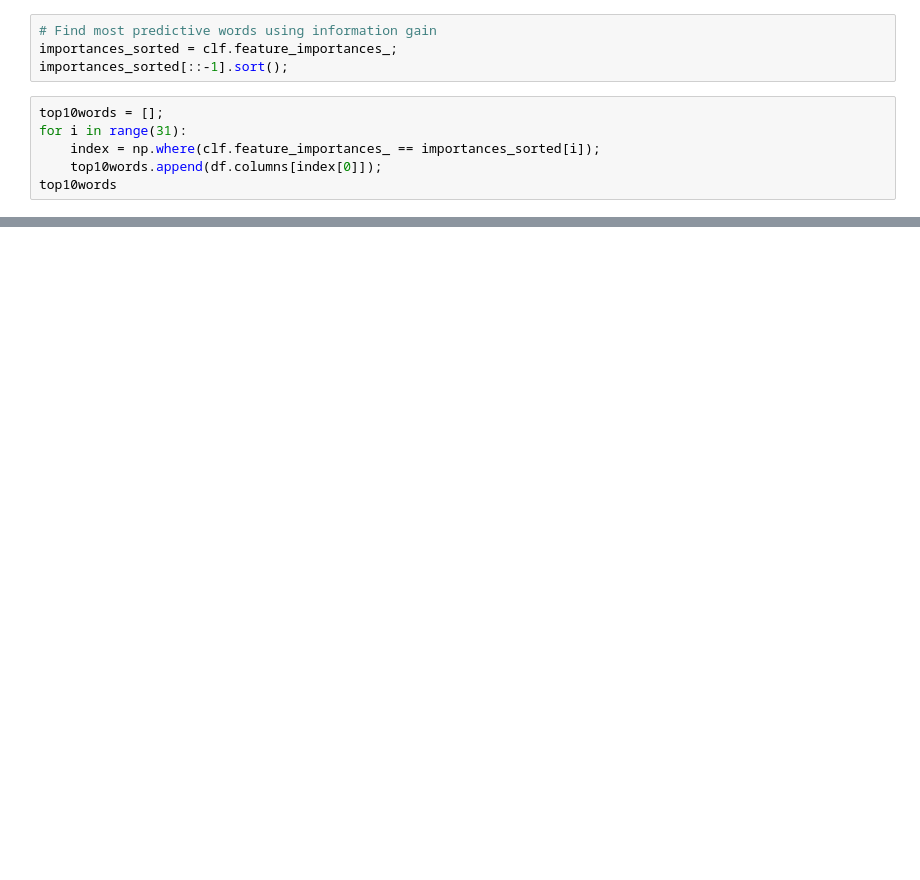
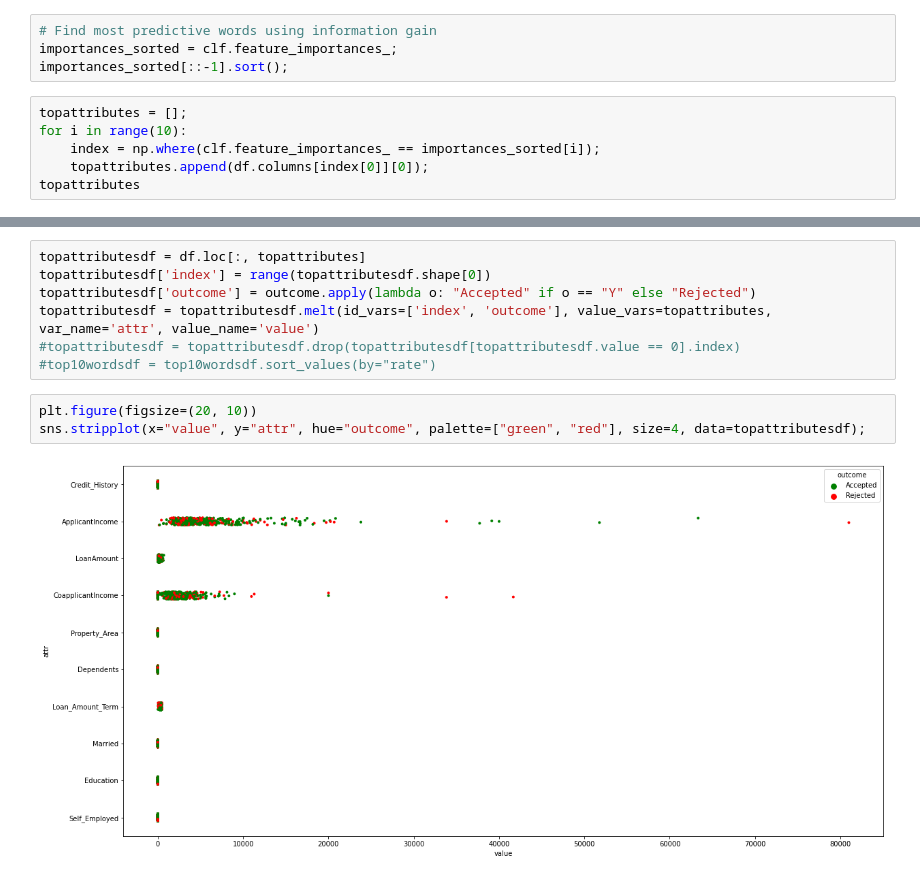
Before and after one commit to chen-jonathan/Loan_Application, a Jupyter notebook: rfclassifier.ipynb, the cells around one changed output, grey strips where cells are left out. Cells and saved outputs as stored; diff of their text form; blank space fills up the shorter version.

```diff
--- a/rfclassifier.ipynb
+++ b/rfclassifier.ipynb
@@ -39,8 +179,8 @@ accuracy = clf.score(X_test, y_test);
 importances_sorted = clf.feature_importances_;
 importances_sorted[::-1].sort();
 # %%
-top10words = [];
-for i in range(31):
+topattributes = [];
+for i in range(10):
     index = np.where(clf.feature_importances_ == importances_sorted[i]);
-    top10words.append(df.columns[index[0]]);
-top10words
+    topattributes.append(df.columns[index[0]][0]);
+topattributes
@@ -48,0 +225,12 @@ df['NAME_TYPE_SUITE'].unique()
+# %%
+topattributesdf = df.loc[:, topattributes]
+topattributesdf['index'] = range(topattributesdf.shape[0])
+topattributesdf['outcome'] = outcome.apply(lambda o: "Accepted" if o == "Y" else "Rejected")
+topattributesdf = topattributesdf.melt(id_vars=['index', 'outcome'], value_vars=topattributes, var_name='attr', value_name='value')
+#topattributesdf = topattributesdf.drop(topattributesdf[topattributesdf.value == 0].index)
+#top10wordsdf = top10wordsdf.sort_values(by="rate")
+# %%
+plt.figure(figsize=(20, 10))
+sns.stripplot(x="value", y="attr", hue="outcome", palette=["green", "red"], size=4, data=topattributesdf);
+# %% [output]
+[figure, added]
```
Also changed, not shown: parts of 24 cells of this notebook, 2 other files.
